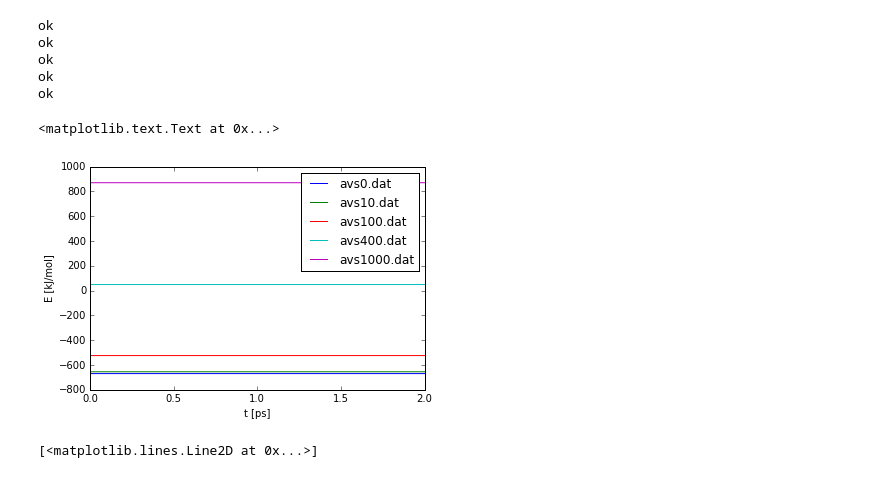
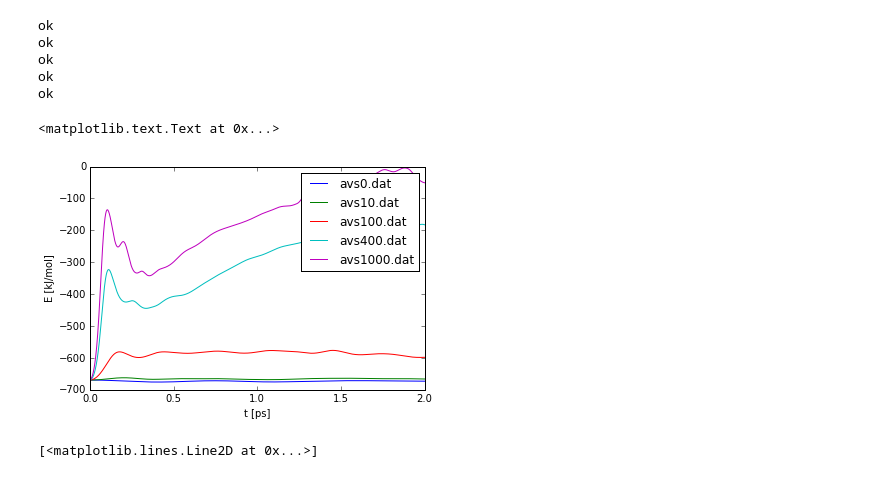
Before and after one commit to micmurawski/argon, a Jupyter notebook: Untitled0.ipynb, the cells around one changed output. Cells and saved outputs as stored; diff of their text form; code cells hidden in the pictures.

```diff
--- a/Untitled0.ipynb
+++ b/Untitled0.ipynb
@@ -51,13 +51,13 @@ ok
 ok
 # %%
 for ser,lab in zip(data,tests):
-    pylab.plot([float(x[0]) for x in ser],[float(x[1]) for x in ser],label=lab)
+    pylab.plot([float(x[0]) for x in ser],[float(x[2]) for x in ser],label=lab)
 pylab.legend()
 pylab.ylabel('E [kJ/mol]')
 pylab.xlabel('t [ps]')
 # %% [output]
 <matplotlib.text.Text at 0x...>
-[figure, old version]
+[figure, new version]
 # %%
 pylab.plot([float(x[0]) for x in data2],[15.6*float(x[5]) for x in data2])
 pylab.plot([float(x[0]) for x in data2],[float(x[1]) for x in data2])
```
Also changed, not shown: 18 other files.
